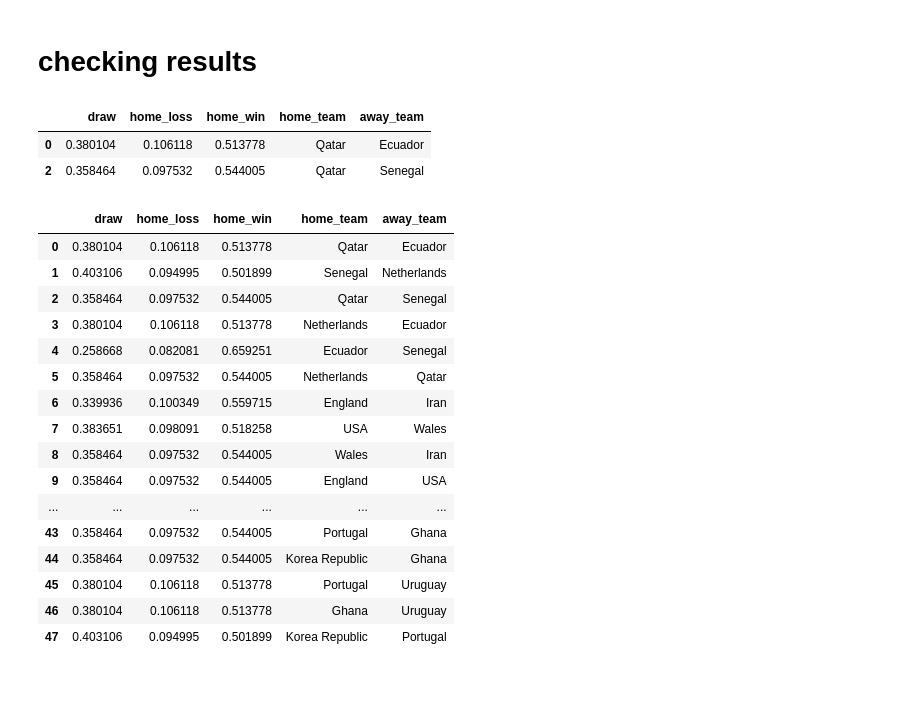
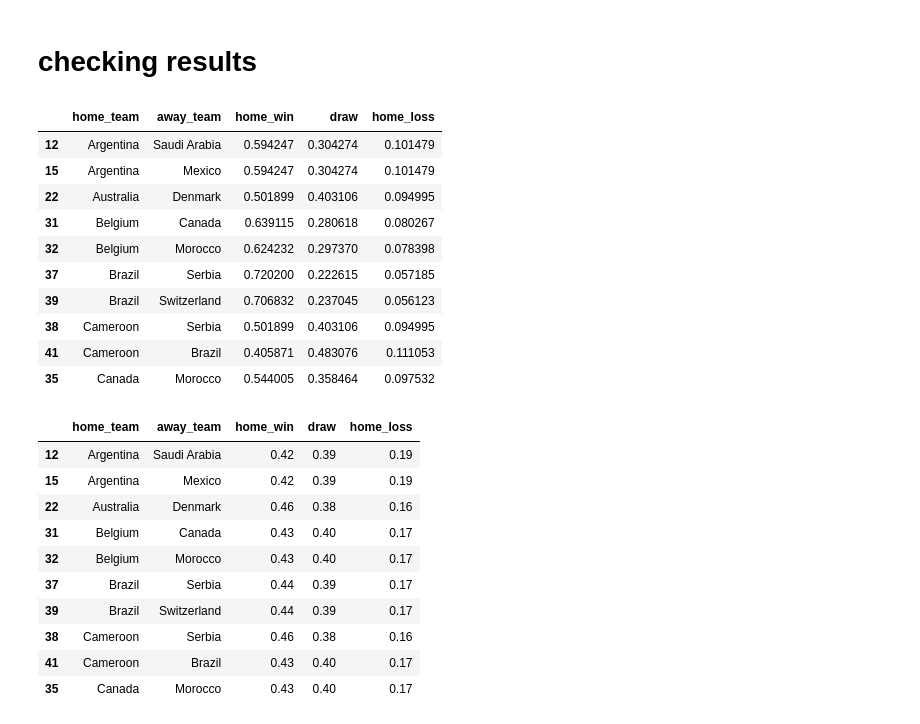
Before and after one commit to shannan-liu1/15095-project, a Jupyter notebook: notebooks/xgboost-rf-lgbm-shannan.ipynb, the cells around one changed output. Cells and saved outputs as stored; diff of their text form; code cells hidden in the pictures; blank space fills up the shorter version.

```diff
--- a/notebooks/xgboost-rf-lgbm-shannan.ipynb
+++ b/notebooks/xgboost-rf-lgbm-shannan.ipynb
@@ -583,26 +585,38 @@ xgb_cv_pred = pd.read_csv('C:\\Users\\shann\\Documents\\GitHub\\15095-project\\d
-# %%
-xgb_cv_pred[xgb_cv_pred['home_team'] == 'Qatar']
-# %% [output]
-|  | draw | home_loss | home_win | home_team | away_team |
-| 0 | 0.380104 | 0.106118 | 0.513778 | Qatar | Ecuador |
-| 2 | 0.358464 | 0.097532 | 0.544005 | Qatar | Senegal |
+# %%
+# sort by home team
+xgb_cv_pred = xgb_cv_pred.sort_values(by=['home_team'])
+rf_pred = rf_pred.sort_values(by=['home_team'])
+lgbm_cv_pred = lgbm_cv_pred.sort_values(by=['home_team'])
+# %%
+# move home team and away team to front
+xgb_cv_pred = xgb_cv_pred[['home_team','away_team','home_win','draw','home_loss']]
+rf_pred = rf_pred[['home_team','away_team','home_win','draw','home_loss']]
+lgbm_cv_pred = lgbm_cv_pred[['home_team','away_team','home_win','draw','home_loss']]
 # %%
-xgb_cv_pred
+xgb_cv_pred.head(10)
 # %% [output]
-|  | draw | home_loss | home_win | home_team | away_team |
-| 0 | 0.380104 | 0.106118 | 0.513778 | Qatar | Ecuador |
-| 1 | 0.403106 | 0.094995 | 0.501899 | Senegal | Netherlands |
-| 2 | 0.358464 | 0.097532 | 0.544005 | Qatar | Senegal |
-| 3 | 0.380104 | 0.106118 | 0.513778 | Netherlands | Ecuador |
-| 4 | 0.258668 | 0.082081 | 0.659251 | Ecuador | Senegal |
-| 5 | 0.358464 | 0.097532 | 0.544005 | Netherlands | Qatar |
-| 6 | 0.339936 | 0.100349 | 0.559715 | England | Iran |
-| 7 | 0.383651 | 0.098091 | 0.518258 | USA | Wales |
-| 8 | 0.358464 | 0.097532 | 0.544005 | Wales | Iran |
-| 9 | 0.358464 | 0.097532 | 0.544005 | England | USA |
-| ... | ... | ... | ... | ... | ... |
-| 43 | 0.358464 | 0.097532 | 0.544005 | Portugal | Ghana |
-| 44 | 0.358464 | 0.097532 | 0.544005 | Korea Republic | Ghana |
-| 45 | 0.380104 | 0.106118 | 0.513778 | Portugal | Uruguay |
-| 46 | 0.380104 | 0.106118 | 0.513778 | Ghana | Uruguay |
-| 47 | 0.403106 | 0.094995 | 0.501899 | Korea Republic | Portugal |
+|  | home_team | away_team | home_win | draw | home_loss |
+| 12 | Argentina | Saudi Arabia | 0.594247 | 0.304274 | 0.101479 |
+| 15 | Argentina | Mexico | 0.594247 | 0.304274 | 0.101479 |
+| 22 | Australia | Denmark | 0.501899 | 0.403106 | 0.094995 |
+| 31 | Belgium | Canada | 0.639115 | 0.280618 | 0.080267 |
+| 32 | Belgium | Morocco | 0.624232 | 0.297370 | 0.078398 |
+| 37 | Brazil | Serbia | 0.720200 | 0.222615 | 0.057185 |
+| 39 | Brazil | Switzerland | 0.706832 | 0.237045 | 0.056123 |
+| 38 | Cameroon | Serbia | 0.501899 | 0.403106 | 0.094995 |
+| 41 | Cameroon | Brazil | 0.405871 | 0.483076 | 0.111053 |
+| 35 | Canada | Morocco | 0.544005 | 0.358464 | 0.097532 |
+# %%
+rf_pred.head(10)
+# %% [output]
+|  | home_team | away_team | home_win | draw | home_loss |
+| 12 | Argentina | Saudi Arabia | 0.42 | 0.39 | 0.19 |
+| 15 | Argentina | Mexico | 0.42 | 0.39 | 0.19 |
+| 22 | Australia | Denmark | 0.46 | 0.38 | 0.16 |
+| 31 | Belgium | Canada | 0.43 | 0.40 | 0.17 |
+| 32 | Belgium | Morocco | 0.43 | 0.40 | 0.17 |
+| 37 | Brazil | Serbia | 0.44 | 0.39 | 0.17 |
+| 39 | Brazil | Switzerland | 0.44 | 0.39 | 0.17 |
+| 38 | Cameroon | Serbia | 0.46 | 0.38 | 0.16 |
+| 41 | Cameroon | Brazil | 0.43 | 0.40 | 0.17 |
+| 35 | Canada | Morocco | 0.43 | 0.40 | 0.17 |
```
Also changed, not shown: parts of 2 cells of this notebook, 4 other files.
